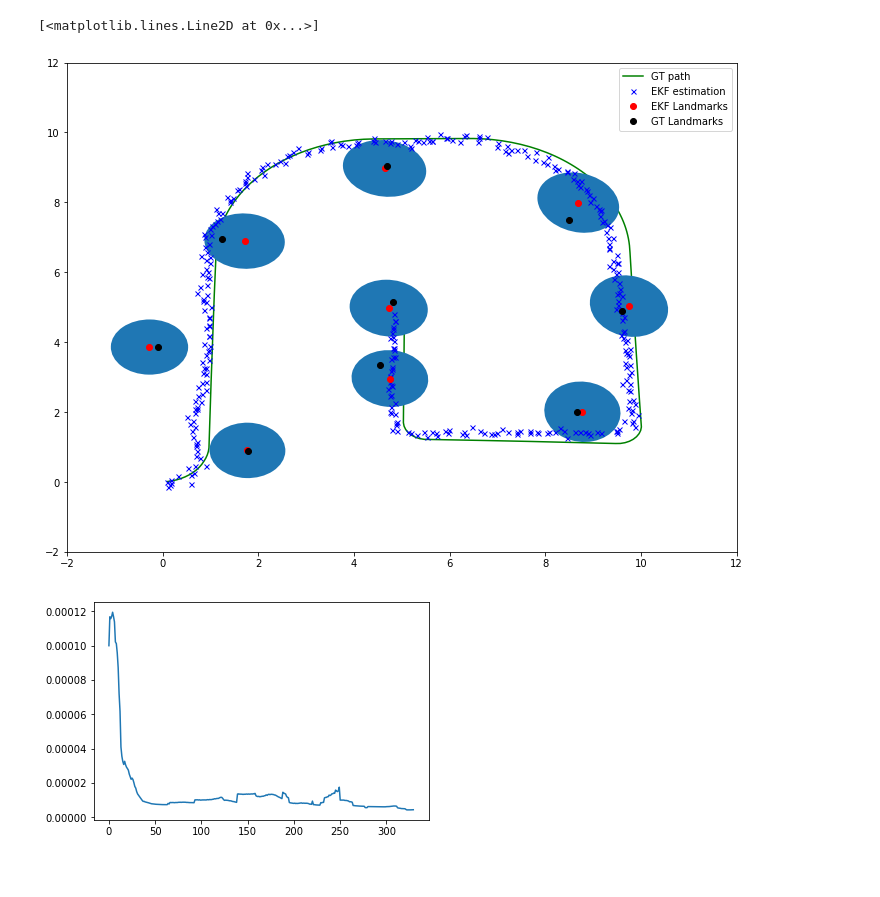
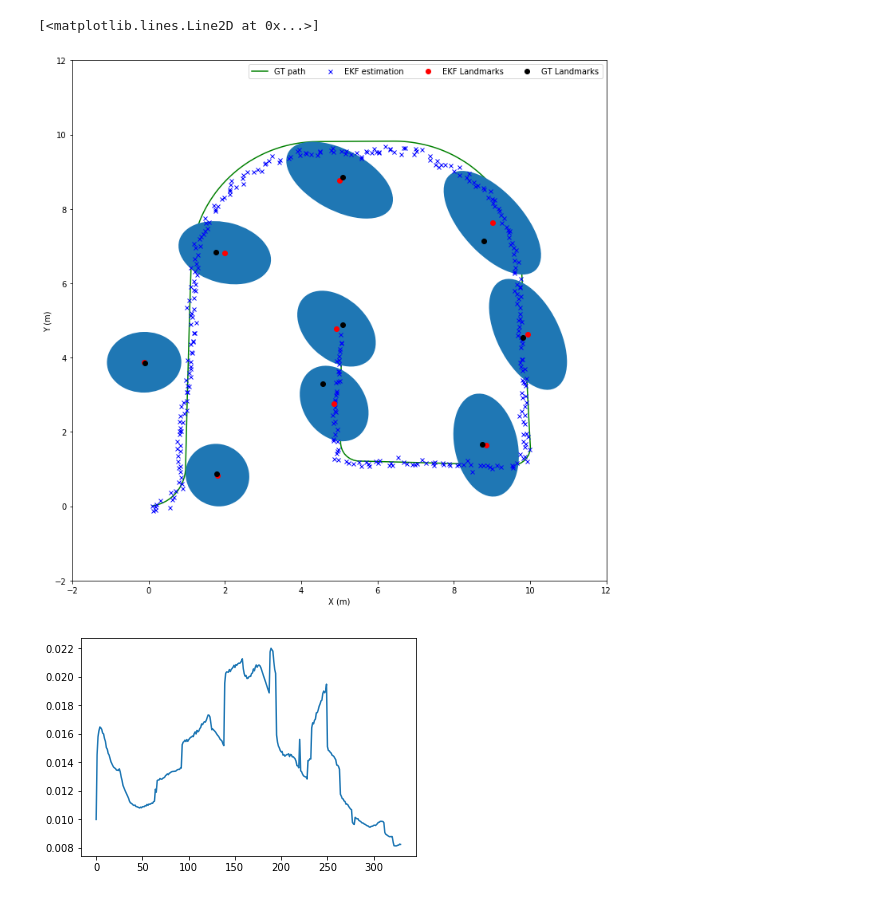
Before and after one commit to ToastyToast/prob-rob, a Jupyter notebook: examples/ekf_slam_known.ipynb, the cells around one changed output. Cells and saved outputs as stored; diff of their text form; code cells hidden in the pictures.

```diff
--- a/examples/ekf_slam_known.ipynb
+++ b/examples/ekf_slam_known.ipynb
@@ -165,7 +162,7 @@ class EKFSLAMKnown:
             Zdiff = np.concatenate((Zdiff, diff)) if Zdiff.size else np.copy(diff)
 
         # measurement noise
-        Qt = np.eye(Zdiff.shape[0]) * 0.001
+        Qt = np.eye(Zdiff.shape[0]) * 0.01
 
         Kgain = self.cov * Htfull.T * np.linalg.inv(Htfull * self.cov * Htfull.T + Qt)
 
@@ -233,7 +230,7 @@ true_lx = []
 true_ly = []
 landmark_ellipses = []
 
-fig = plt.figure(figsize=(12, 9), )
+fig = plt.figure(figsize=(12, 12), )
 ax = fig.add_subplot(111)
 plt.xlim((-2, 12))
 plt.ylim((-2, 12))
@@ -249,35 +246,37 @@ for command, readings in zip(commands, sensor):
 
     EKF_x.append(EKF.mean[:EKF.rsize, :].item(0))
     EKF_y.append(EKF.mean[:EKF.rsize, :].item(1))
-    cov_dets.append(np.linalg.det(EKF.cov[:EKF.rsize, :EKF.rsize]))
+    cov_dets.append(math.sqrt(np.linalg.det(EKF.cov[:EKF.rsize, :EKF.rsize])))
 
 for key, value in landmark_map.landmarks.items():
     lx, ly = EKF.get_landmark(key)
     landmark_x.append(lx)
     landmark_y.append(ly)
     #Ellipse(xy=pos, width=width, height=height, angle=theta, **kwargs)
 
     lid = EKF.get_mu_lid(key)
     lm_cov = EKF.cov[lid:lid+EKF.lmsize, lid:lid+EKF.lmsize]
 
     width, height, angle = cov_ellipse(lm_cov, nsig=2)
     el = Ellipse(xy=(lx, ly), width=width, height=height, angle=angle)
     ax.add_artist(el)
 
 for key, value in landmark_map.landmarks.items():
     lx, ly = value
     true_lx.append(lx)
     true_ly.append(ly)
 
 plt.plot(x, y, 'g', zorder=1, label='GT path')
 plt.plot(EKF_x, EKF_y, 'bx', markersize=5, zorder=2, label='EKF estimation')
 plt.plot(landmark_x, landmark_y, 'ro', zorder=3, label='EKF Landmarks')
+plt.xlabel('X (m)')
+plt.ylabel('Y (m)')
 plt.plot(true_lx, true_ly, 'ko', zorder=3, label='GT Landmarks')
-plt.legend()
+plt.legend(ncol=4)
 
 plt.figure()
 plt.plot(cov_dets)
 # %% [output]
 [<matplotlib.lines.Line2D at 0x...>]
-[figure, old version]
+[figure, new version]
-[figure, old version]
+[figure, new version]
```
Also changed, not shown: parts of 1 cell of this notebook, 5 other files.
